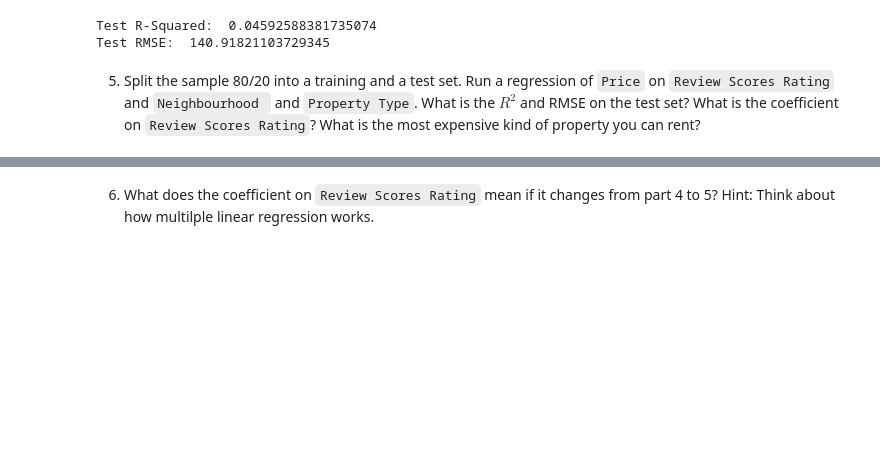
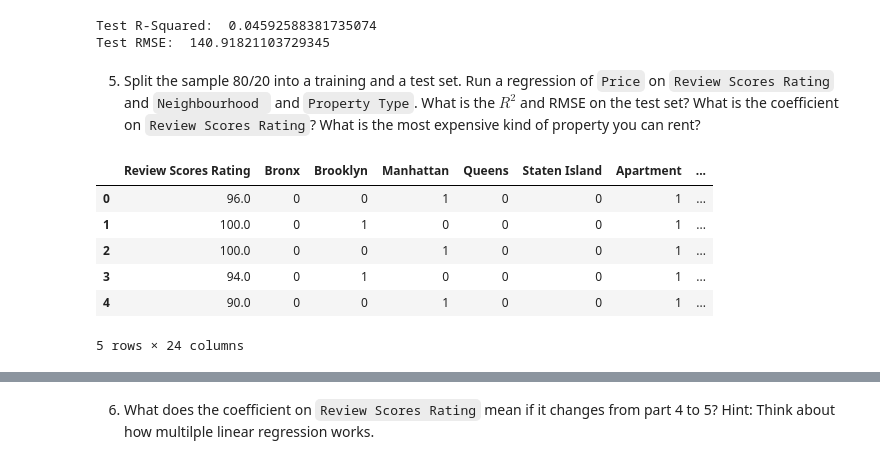
Before and after one commit to mgh2xx/linearModels, a Jupyter notebook: assignment/assignment.ipynb, the cells around one changed output, grey strips where cells are left out. Drawn from its saved outputs; the diff is of its cells as text; code cells hidden in the pictures; blank space fills up the shorter version.

```diff
--- a/assignment/assignment.ipynb
+++ b/assignment/assignment.ipynb
@@ -189,3 +187,21 @@ Test R-Squared:  0.04592588381735074
 Test RMSE:  140.91821103729345
 # %% [markdown]
 5. Split the sample 80/20 into a training and a test set. Run a regression of `Price` on `Review Scores Rating` and `Neighbourhood ` and `Property Type`. What is the $R^2$ and RMSE on the test set? What is the coefficient on `Review Scores Rating`? What is the most expensive kind of property you can rent?
+# %%
+X_df = df[["Neighbourhood", "Review Scores Rating", "Property Type"]]
+Xneigh_dummies = pd.get_dummies(X_df['Neighbourhood'], dtype = 'int')
+Xprop_dummies = pd.get_dummies(X_df['Property Type'], dtype = 'int')
+X_df = X_df.drop(columns = ['Neighbourhood', 'Property Type'])
+
+X = pd.concat([X_df, Xneigh_dummies, Xprop_dummies], axis = 1)
+y = df["Price"]
+X_train, X_test, y_train, y_test = train_test_split(X, y, test_size = 0.2, random_state = 42)
+X.head()
+# %% [output]
+|  | Review Scores Rating | Bronx | Brooklyn | Manhattan | Queens | Staten Island | Apartment | ... |
+| 0 | 96.0 | 0 | 0 | 1 | 0 | 0 | 1 | ... |
+| 1 | 100.0 | 0 | 1 | 0 | 0 | 0 | 1 | ... |
+| 2 | 100.0 | 0 | 0 | 1 | 0 | 0 | 1 | ... |
+| 3 | 94.0 | 0 | 1 | 0 | 0 | 0 | 1 | ... |
+| 4 | 90.0 | 0 | 0 | 1 | 0 | 0 | 1 | ... |
+5 rows × 24 columns
```
Also changed, not shown: parts of 21 cells of this notebook, 1 other file.
